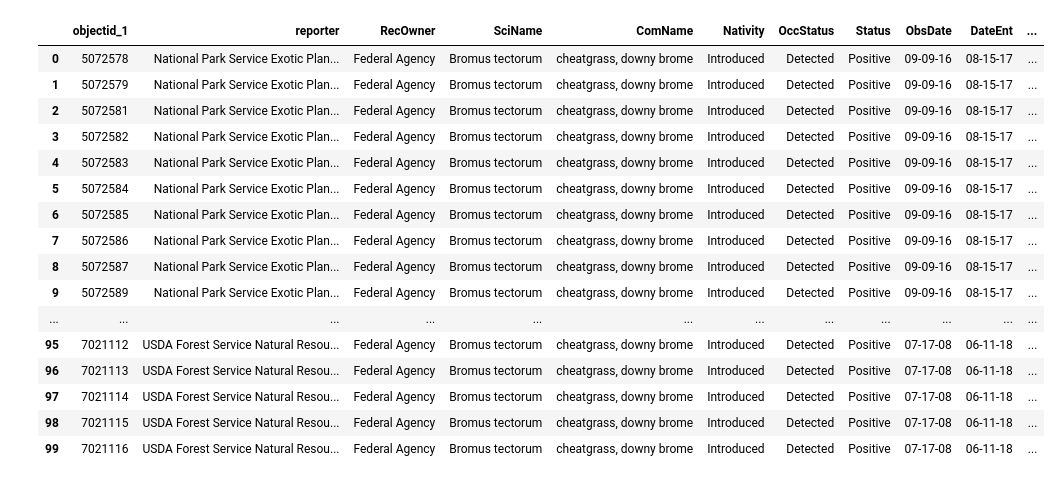
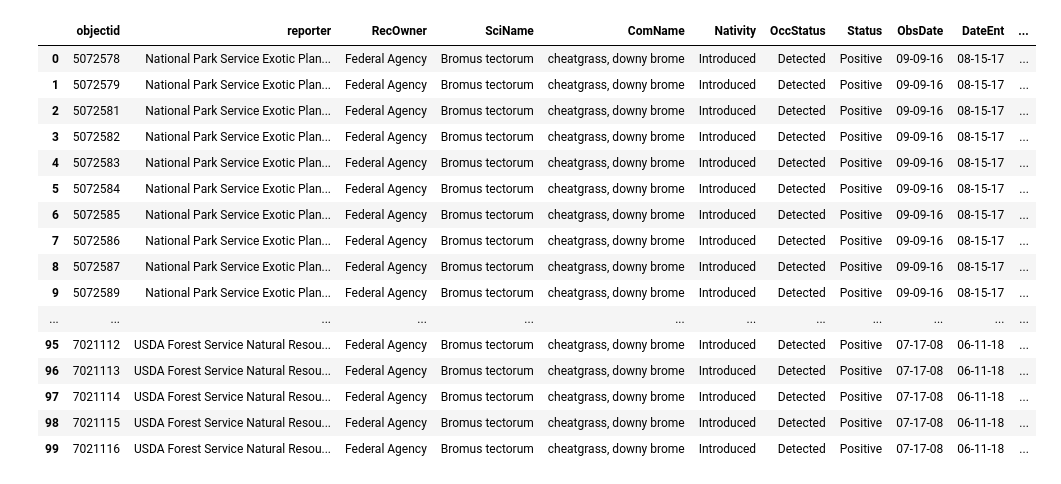
Before and after one commit to rmbielski/SAL_Git_Projects, a Jupyter notebook: Cheatgrass/Cheatgrass_CNN.ipynb, the cells around one changed output. Saved outputs shown, nothing was run; the diff lists cells and outputs as text; code cells hidden in the pictures.

Commit message:
fixed commit with correct version of the notebook and added widget to view slices

```diff
--- a/Cheatgrass/Cheatgrass_CNN.ipynb
+++ b/Cheatgrass/Cheatgrass_CNN.ipynb
@@ -38,103 +615,39 @@ from IPython.display import display, HTML
 # Set pandas to display all columns without truncating them
 pd.set_option('display.max_columns', None)
 
-# The file path you provided (corrected)
-shapefile_path = '/home/rbielski/SAL_Git_Projects/observations/main_PolygonLayer.shp'
+# Use cleaned dataset produced by Cell 3 (valid geometries only, GeoJSON)
+shapefile_path = '/home/rbielski/SAL_Git_Projects/Cheatgrass/filtered_cheatgrass_cleaned_valid.geojson'
 
-print(f"Loading shapefile to display its header...")
+print(f"Loading CLEANED dataset to display its header...")
 
 try:
-    # Load the shapefile
     gdf = gpd.read_file(shapefile_path)
-
-    # Display basic information
-    print(f"Shapefile loaded successfully. Shape: {gdf.shape}")
-
-    # Convert the geodataframe to HTML with styling for scrollable display
-    # Create a styled version without the geometry column (which can be very verbose)
+    print(f"Cleaned dataset loaded. Shape: {gdf.shape}")
+    print(f"Non-null geometries: {gdf.geometry.notna().sum()} / {len(gdf)}")
+    if 'geometry_was_null' in gdf.columns:
+        print(f"geometry_was_null counts: {gdf['geometry_was_null'].value_counts(dropna=False).to_dict()}")
     display_cols = [col for col in gdf.columns if col != 'geometry']
-
-    # Create HTML for a scrollable table with improved formatting
     html = """
     <style>
-        .dataframe-div {
-            max-height: 500px;
-            max-width: 100%;
-            overflow: auto;
-            border: 1px solid #ddd;
-        }
-        table.dataframe {
-            border-collapse: collapse;
-            width: 100%;
-            font-family: Arial, sans-serif;
-            color: #333333; /* Dark text color for all table content */
-        }
-        table.dataframe th {
-            background-color: #4682b4; /* Steel blue header */
-            color: white;
-            position: sticky;
-            top: 0;
-            z-index: 10;
-            box-shadow: 0 2px 2px -1px rgba(0, 0, 0, 0.4);
-            padding: 10px;
-            text-align: left;
-            font-weight: bold;
-            border: 1px solid #ddd;
-        }
-        table.dataframe td {
-            padding: 8px;
-            text-align: left;
-            border: 1px solid #ddd;
-            background-color: #f9f9f9; /* Light gray background for better contrast */
-            color: #333333; /* Ensure text is dark on light background */
-        }
-        table.dataframe tr:nth-child(even) td {
-            background-color: #ffffff; /* Alternating white background for even rows */
-        }
-        table.dataframe tr:hover td {
-            background-color: #e6f7ff; /* Light blue on hover */
-        }
-        /* Add row numbers styling */
-        table.dataframe th.row_heading {
-            background-color: #4682b4;
-            color: white;
-            font-weight: bold;
-            position: sticky;
-            left: 0;
-            z-index: 20;
-        }
-        table.dataframe td.row_heading {
-            background-color: #e6e6e6;
-            color: #333333;
-            font-weight: bold;
-            border: 1px solid #ddd;
-            position: sticky;
-            left: 0;
-            z-index: 1;
-        }
+        .dataframe-div { max-height: 500px; max-width: 100%; overflow: auto; border: 1px solid #ddd; }
+        table.dataframe { border-collapse: collapse; width: 100%; font-family: Arial, sans-serif; color: #333333; }
+        table.dataframe th { background-color: #4682b4; color: white; position: sticky; top: 0; z-index: 10; padding: 10px; text-align: left; font-weight: bold; border: 1px solid #ddd; }
+        table.dataframe td { padding: 8px; text-align: left; border: 1px solid #ddd; background-color: #f9f9f9; color: #333333; }
+        table.dataframe tr:nth-child(even) td { background-color: #ffffff; }
+        table.dataframe tr:hover td { background-color: #e6f7ff; }
     </style>
     <div class="dataframe-div">
     """
-
-    # Add the DataFrame HTML to our styled container
-    # Use escape=False to properly render any HTML in the data
     html += gdf[display_cols].head(100).to_html(index=True, classes='dataframe', escape=False)
     html += "</div>"
-
-    # Display the HTML
     display(HTML(html))
-
-    # Print column names as a reference
     print("\nColumn Names Reference:")
     for i, col in enumerate(display_cols):
         print(f"{i+1}. {col}")
-
-    # Also display a summary of the data
     print("\nSummary statistics:")
     print(f"- Number of records: {len(gdf)}")
     print(f"- Number of columns: {len(gdf.columns)}")
     print(f"- CRS: {gdf.crs}")
-
 except Exception as e:
     print(f"❌ An error occurred: {e}")
 # %% [output]
@@ -143,4 +661,4 @@ Shapefile loaded successfully. Shape: (6458, 80)
-|  | objectid_1 | reporter | RecOwner | SciName | ComName | Nativity | OccStatus | Status | ObsDate | DateEnt | ... |
+|  | objectid | reporter | RecOwner | SciName | ComName | Nativity | OccStatus | Status | ObsDate | DateEnt | ... |
 | 0 | 5072578 | National Park Service Exotic Plan... | Federal Agency | Bromus tectorum | cheatgrass, downy brome | Introduced | Detected | Positive | 09-09-16 | 08-15-17 | ... |
 | 1 | 5072579 | National Park Service Exotic Plan... | Federal Agency | Bromus tectorum | cheatgrass, downy brome | Introduced | Detected | Positive | 09-09-16 | 08-15-17 | ... |
 | 2 | 5072581 | National Park Service Exotic Plan... | Federal Agency | Bromus tectorum | cheatgrass, downy brome | Introduced | Detected | Positive | 09-09-16 | 08-15-17 | ... |
```
Also changed, not shown: parts of 12 cells of this notebook.
